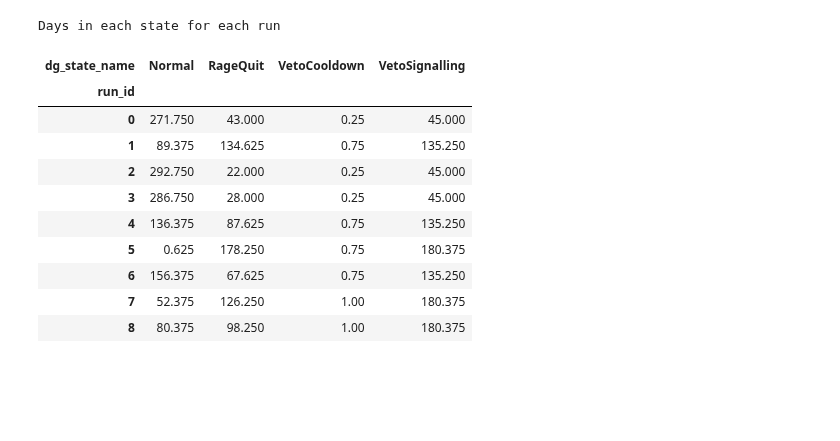
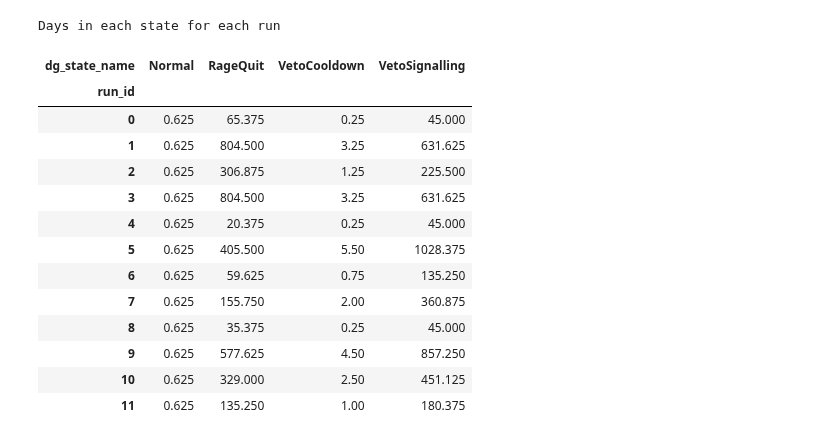
Before and after one commit to collectif-dao/dg-research, a Jupyter notebook: experiments/notebooks/clean_notebook_rageloop.ipynb, the cells around one changed output. Drawn from its saved outputs; the diff is of its cells as text; code cells hidden in the pictures; blank space fills up the shorter version.

```diff
--- a/experiments/notebooks/clean_notebook_rageloop.ipynb
+++ b/experiments/notebooks/clean_notebook_rageloop.ipynb
@@ -38,23 +43,63 @@ start_data_df_full
 # %%
 timestep_data_df_full_with_params = timestep_data_df_full.merge(start_data_df_full, on='run_id')
+# %%
+def clean_timesteps(df):
+    # Initialize a list to store the cleaned data
+    cleaned_data = []
+
+    # Group by 'run_id'
+    for run_id, group in df.groupby('run_id'):
+        # Reset index for the group
+        group = group.reset_index(drop=True)
+
+        # Initialize variables to track state
+        current_state = None
+        normal_episode_count = 0
+        cleaned_group = []
+
+        # Iterate over the rows in the group
+        for index, row in group.iterrows():
+            if row['dg_state_name'] != current_state:
+                # State change detected
+                current_state = row['dg_state_name']
+                if current_state == 'Normal':
+                    normal_episode_count += 1
+                    if normal_episode_count >= 2:
+                        # Stop processing after the second Normal episode
+                        break
+
+            # Append the row to cleaned data
+            cleaned_group.append(row)
+
+        # Extend the cleaned data with the current group
+        cleaned_data.extend(cleaned_group)
+
+    # Convert cleaned data to a DataFrame
+    return pd.DataFrame(cleaned_data)
+
+# Preprocess the data
+cleaned_timestep_data_df = clean_timesteps(timestep_data_df_full_with_params)
 # %%
-state_timesteps_df = timestep_data_df_full.groupby(['run_id', 'dg_state_name']).size().unstack(fill_value=0)
+state_timesteps_df = cleaned_timestep_data_df.groupby(['run_id', 'dg_state_name']).size().unstack(fill_value=0)
 state_timesteps_df *= 3 / 24
 print('Days in each state for each run')
 state_timesteps_df
 # %% [output]
 Days in each state for each run
 | dg_state_name | Normal | RageQuit | VetoCooldown | VetoSignalling |
 | run_id |  |  |  |  |
-| 0 | 271.750 | 43.000 | 0.25 | 45.000 |
-| 1 | 89.375 | 134.625 | 0.75 | 135.250 |
-| 2 | 292.750 | 22.000 | 0.25 | 45.000 |
-| 3 | 286.750 | 28.000 | 0.25 | 45.000 |
-| 4 | 136.375 | 87.625 | 0.75 | 135.250 |
-| 5 | 0.625 | 178.250 | 0.75 | 180.375 |
-| 6 | 156.375 | 67.625 | 0.75 | 135.250 |
-| 7 | 52.375 | 126.250 | 1.00 | 180.375 |
-| 8 | 80.375 | 98.250 | 1.00 | 180.375 |
+| 0 | 0.625 | 65.375 | 0.25 | 45.000 |
+| 1 | 0.625 | 804.500 | 3.25 | 631.625 |
+| 2 | 0.625 | 306.875 | 1.25 | 225.500 |
+| 3 | 0.625 | 804.500 | 3.25 | 631.625 |
+| 4 | 0.625 | 20.375 | 0.25 | 45.000 |
+| 5 | 0.625 | 405.500 | 5.50 | 1028.375 |
+| 6 | 0.625 | 59.625 | 0.75 | 135.250 |
+| 7 | 0.625 | 155.750 | 2.00 | 360.875 |
+| 8 | 0.625 | 35.375 | 0.25 | 45.000 |
+| 9 | 0.625 | 577.625 | 4.50 | 857.250 |
+| 10 | 0.625 | 329.000 | 2.50 | 451.125 |
+| 11 | 0.625 | 135.250 | 1.00 | 180.375 |
 # %%
 def count_ragequit_episodes(df):
     # Initialize a list to store the results
```
Also changed, not shown: parts of 8 cells of this notebook, 3 other files.
